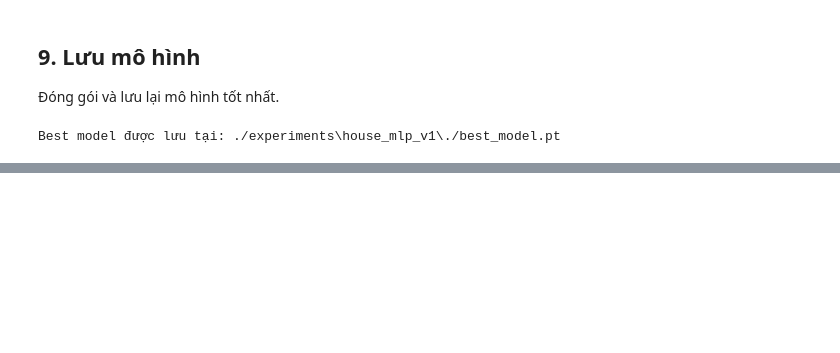
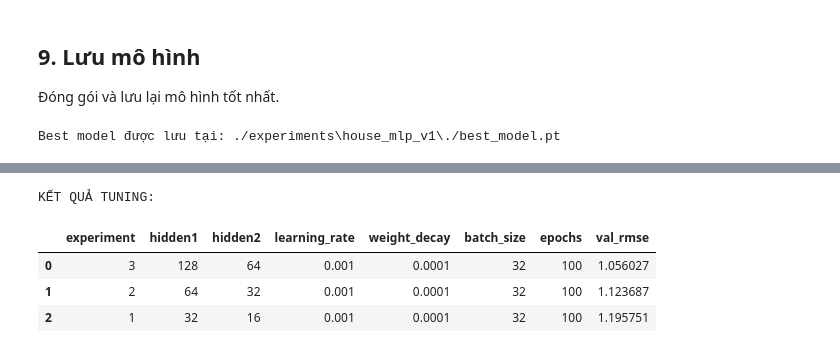
Before and after one commit to SGHPK0905/DeepLearning_3SV_DDU1231, a Jupyter notebook: BaitapNhom/Lab02/experiments/house_mlp_v1/Son_notebook/houve_v2.ipynb, the cells around one changed output, grey strips where cells are left out. Cells and saved outputs as stored; diff of their text form; code cells hidden in the pictures; blank space fills up the shorter version.

Commit message:
Tuan02/Lab02/Tạo hàm chạy thí nghiệm và đánh giá cấu hình tuning

```diff
--- a/BaitapNhom/Lab02/experiments/house_mlp_v1/Son_notebook/houve_v2.ipynb
+++ b/BaitapNhom/Lab02/experiments/house_mlp_v1/Son_notebook/houve_v2.ipynb
@@ -828,0 +925,24 @@ Best model được lưu tại: ./experiments\house_mlp_v1\./best_model.pt
+# %%
+tuning_results = []
+
+for i, config in enumerate(tuning_configs):
+
+    print("\n" + "=" * 60)
+    print(f"THÍ NGHIỆM {i + 1}")
+    print(config)
+    print("=" * 60)
+
+    rmse = run_experiment(config)
+
+    tuning_results.append({
+        "experiment": i + 1,
+        "hidden1": config["hidden1"],
+        "hidden2": config["hidden2"],
+        "learning_rate": config["learning_rate"],
+        "weight_decay": config["weight_decay"],
+        "batch_size": config["batch_size"],
+        "epochs": config["epochs"],
+        "val_rmse": rmse
+    })
+
+    print(f"Validation RMSE: {rmse:.4f}")
@@ -828,0 +967,16 @@ Best model được lưu tại: ./experiments\house_mlp_v1\./best_model.pt
+# %%
+tuning_results_df = pd.DataFrame(tuning_results)
+
+tuning_results_df = tuning_results_df.sort_values(
+    by="val_rmse",
+    ascending=True
+).reset_index(drop=True)
+
+print("\nKẾT QUẢ TUNING:")
+display(tuning_results_df)
+# %% [output]
+KẾT QUẢ TUNING:
+|  | experiment | hidden1 | hidden2 | learning_rate | weight_decay | batch_size | epochs | val_rmse |
+| 0 | 3 | 128 | 64 | 0.001 | 0.0001 | 32 | 100 | 1.056027 |
+| 1 | 2 | 64 | 32 | 0.001 | 0.0001 | 32 | 100 | 1.123687 |
+| 2 | 1 | 32 | 16 | 0.001 | 0.0001 | 32 | 100 | 1.195751 |
```
Also changed, not shown: parts of 11 cells of this notebook.
